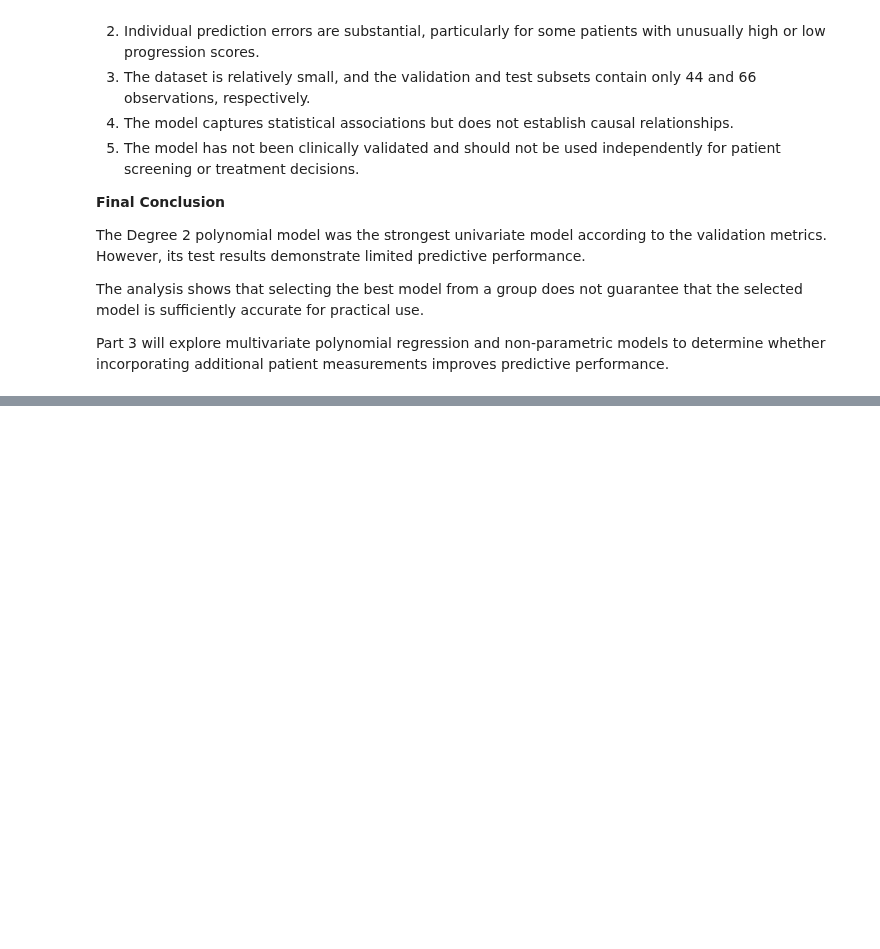
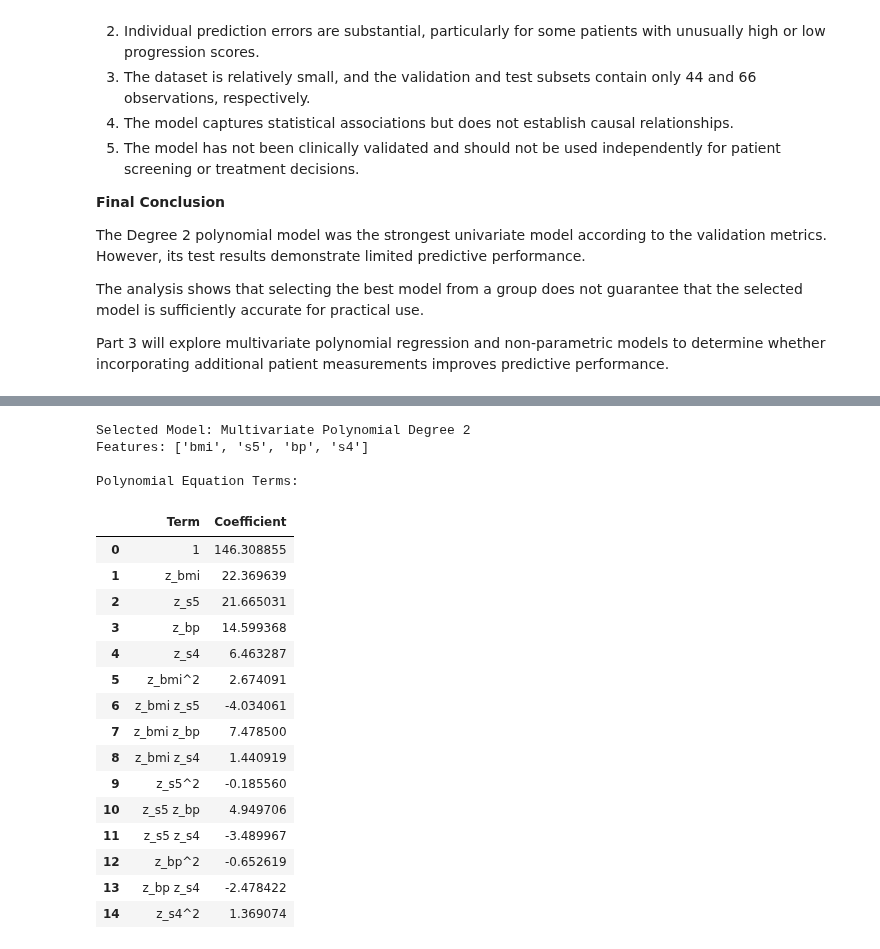
Before and after one commit to UbaidUllah777/PracticalLab2_DiabetesRegression, a Jupyter notebook: PracticalLab2_DiabetesRegression.ipynb, the cells around one changed output, grey strips where cells are left out. Saved outputs shown, nothing was run; the diff lists cells and outputs as text; code cells hidden in the pictures; blank space fills up the shorter version.

```diff
--- a/PracticalLab2_DiabetesRegression.ipynb
+++ b/PracticalLab2_DiabetesRegression.ipynb
@@ -1302,0 +1453,7 @@ Part 3 will explore multivariate polynomial regression and non-parametric models
+# %%
+
+# Compare the two multivariate polynomial models
+multivariate_results = multi_poly.compare_models()
+
+print("Multivariate Polynomial Model Comparison:")
+display(multivariate_results.round(3))
@@ -1302,0 +2217,65 @@ Part 3 will explore multivariate polynomial regression and non-parametric models
+# %%
+
+# Extract the best multivariate model's equation terms
+multi_equation_terms = multi_poly.get_model_equation_terms(
+    degree=best_multi_degree
+)
+
+print("Selected Model: Multivariate Polynomial Degree 2")
+print("Features:", selected_features)
+
+print("\nPolynomial Equation Terms:")
+display(multi_equation_terms.round(6))
+
+print("\nComplete Fitted Equation:")
+
+equation_parts = []
+
+for _, row in multi_equation_terms.iterrows():
+    coefficient = row["Coefficient"]
+    term = row["Term"]
+
+    if term == "1":
+        equation_parts.append(f"{coefficient:+.6f}")
+    else:
+        equation_parts.append(
+            f"{coefficient:+.6f}*{term}"
+        )
+
+print("Predicted Progression =")
+print(" ".join(equation_parts))
+
+print("\nModel Complexity:")
+print("Trainable Parameters:", len(multi_equation_terms))
+
+# Verify polynomial parameter counts
+for degree, model in multivariate_models.items():
+    count = len(
+        model.named_steps["regression"].coef_
+    )
+    print(f"Degree {degree}: {count} parameters")
+
+assert len(multi_equation_terms) == 15
+
+print("\nParameter verification: PASS")
+# %% [output]
+Selected Model: Multivariate Polynomial Degree 2
+Features: ['bmi', 's5', 'bp', 's4']
+
+Polynomial Equation Terms:
+|  | Term | Coefficient |
+| 0 | 1 | 146.308855 |
+| 1 | z_bmi | 22.369639 |
+| 2 | z_s5 | 21.665031 |
+| 3 | z_bp | 14.599368 |
+| 4 | z_s4 | 6.463287 |
+| 5 | z_bmi^2 | 2.674091 |
+| 6 | z_bmi z_s5 | -4.034061 |
+| 7 | z_bmi z_bp | 7.478500 |
+| 8 | z_bmi z_s4 | 1.440919 |
+| 9 | z_s5^2 | -0.185560 |
+| 10 | z_s5 z_bp | 4.949706 |
+| 11 | z_s5 z_s4 | -3.489967 |
+| 12 | z_bp^2 | -0.652619 |
+| 13 | z_bp z_s4 | -2.478422 |
+| 14 | z_s4^2 | 1.369074 |
```
Also changed, not shown: parts of 47 cells of this notebook, 6 other files.
